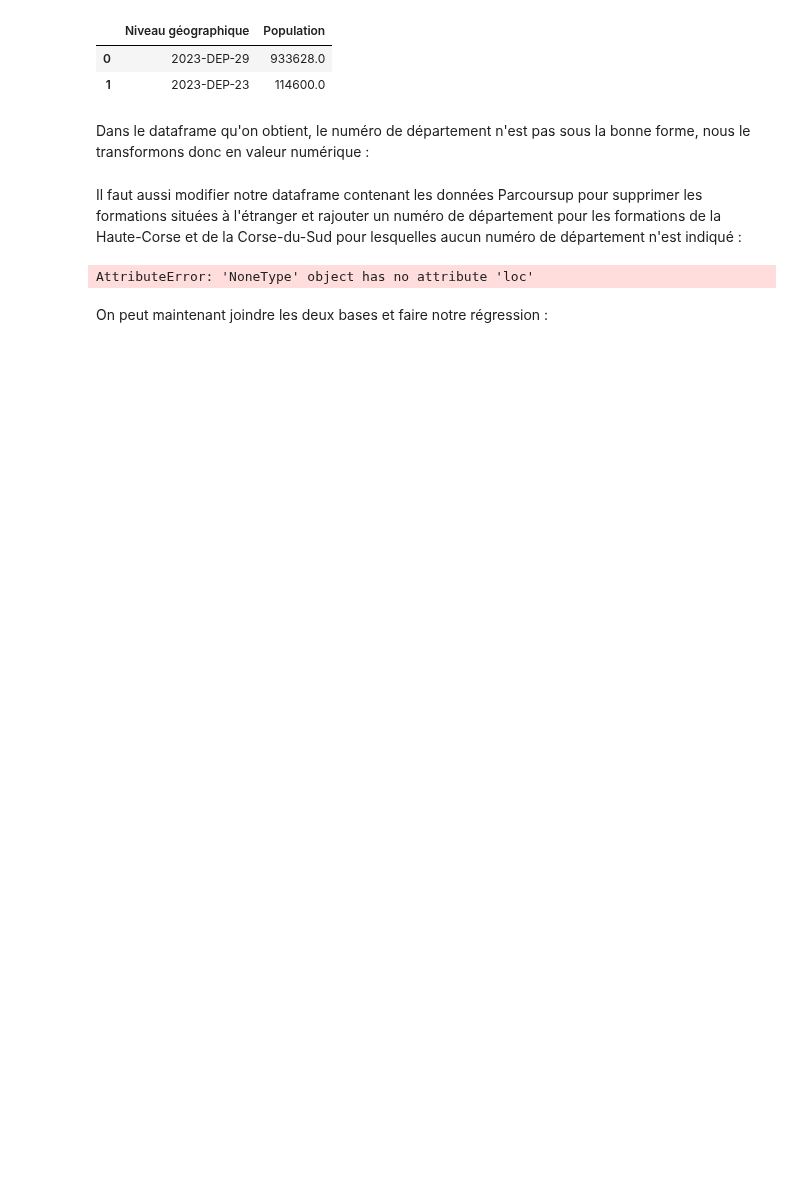
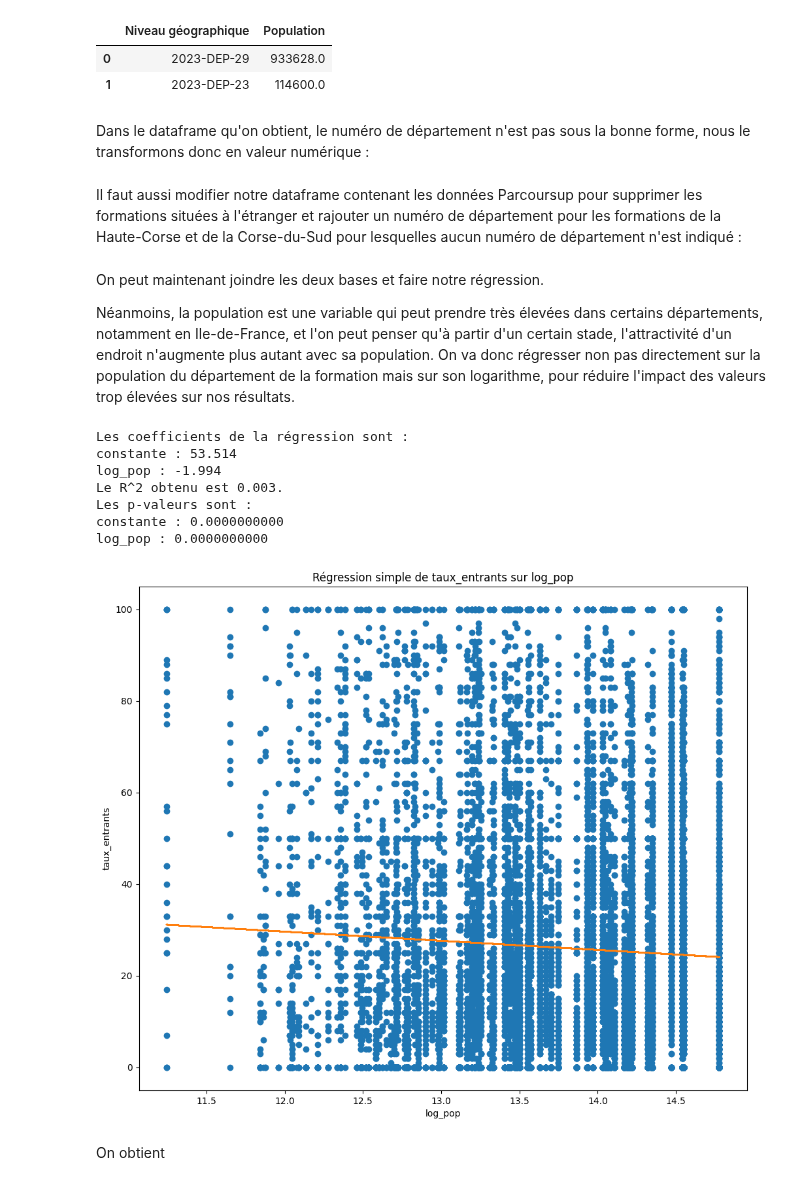
Before and after one commit to elise-m1/Projet-python-data-science, a Jupyter notebook: new_main.ipynb, the cells around one changed output. Drawn from its saved outputs; the diff is of its cells as text; code cells hidden in the pictures; blank space fills up the shorter version.

```diff
--- a/new_main.ipynb
+++ b/new_main.ipynb
@@ -939,9 +948,9 @@ taux_acces_clean : 0.0000000000
 # %%
 # création d'une indicatrice de si la formation est privée ou non
-df["privé"] = 0
-df.loc[df["statut_public_prive"] == "Privé", "privé"] = 1
+df["1_privé"] = 0
+df.loc[df["statut_public_prive"] == "Privé", "1_privé"] = 1
 
 # régression
-regression(df, "privé","taux_entrants")
+regression(df, "1_privé","taux_entrants")
 # %% [output]
 Les coefficients de la régression sont :
@@ -1003,19 +1020,33 @@ df_pop['Département'] = df_pop['Niveau géographique'].apply(conversion)
 Il faut aussi modifier notre dataframe contenant les données Parcoursup pour supprimer les formations situées à l'étranger et rajouter un numéro de département pour les formations de la Haute-Corse et de la Corse-du-Sud pour lesquelles aucun numéro de département n'est indiqué :
 # %%
 # on supprime les formations situées à l'étranger :
-clean_df = df.drop(df[df["academie"] == "Etranger"].index, inplace=True)
+clean_df = df.drop(df[df["academie"] == "Etranger"].index, inplace=False)
 
 # pour la Corse, code_dep est vide donc on fixe une valeur arbitrairement:
 clean_df.loc[clean_df["dep"] == "Haute-Corse", "code_dep"] = 100
 clean_df.loc[clean_df["dep"] == "Corse-du-Sud", "code_dep"] = 101
-# %% [output]
-AttributeError: 'NoneType' object has no attribute 'loc'
 # %% [markdown]
-On peut maintenant joindre les deux bases et faire notre régression :
+On peut maintenant joindre les deux bases et faire notre régression.
+
+Néanmoins, la population est une variable qui peut prendre très élevées dans certains départements, notamment en Ile-de-France, et l'on peut penser qu'à partir d'un certain stade, l'attractivité d'un endroit n'augmente plus autant avec sa population. On va donc régresser non pas directement sur la population du département de la formation mais sur son logarithme, pour réduire l'impact des valeurs trop élevées sur nos résultats.
 # %%
 # jointure
 merged_df = clean_df.merge(df_pop, left_on="code_dep", right_on="Département", how='left')
 
+# création de la variable du logarithme de la population
+merged_df["log_pop"] = merged_df["Population"].apply(np.log)
+
 # régression
-regression(merged_df, "Population","taux_entrants")
-visualisation_reg(merged_df,"Population","taux_entrants")
+regression(merged_df, "log_pop","taux_entrants")
+visualisation_reg(merged_df,"log_pop","taux_entrants")
+# %% [output]
+Les coefficients de la régression sont :
+constante : 53.514
+log_pop : -1.994
+Le R^2 obtenu est 0.003.
+Les p-valeurs sont :
+constante : 0.0000000000
+log_pop : 0.0000000000
+[figure, added]
+# %% [markdown]
+On obtient
```
Also changed, not shown: parts of 13 cells of this notebook, 2 other files.
